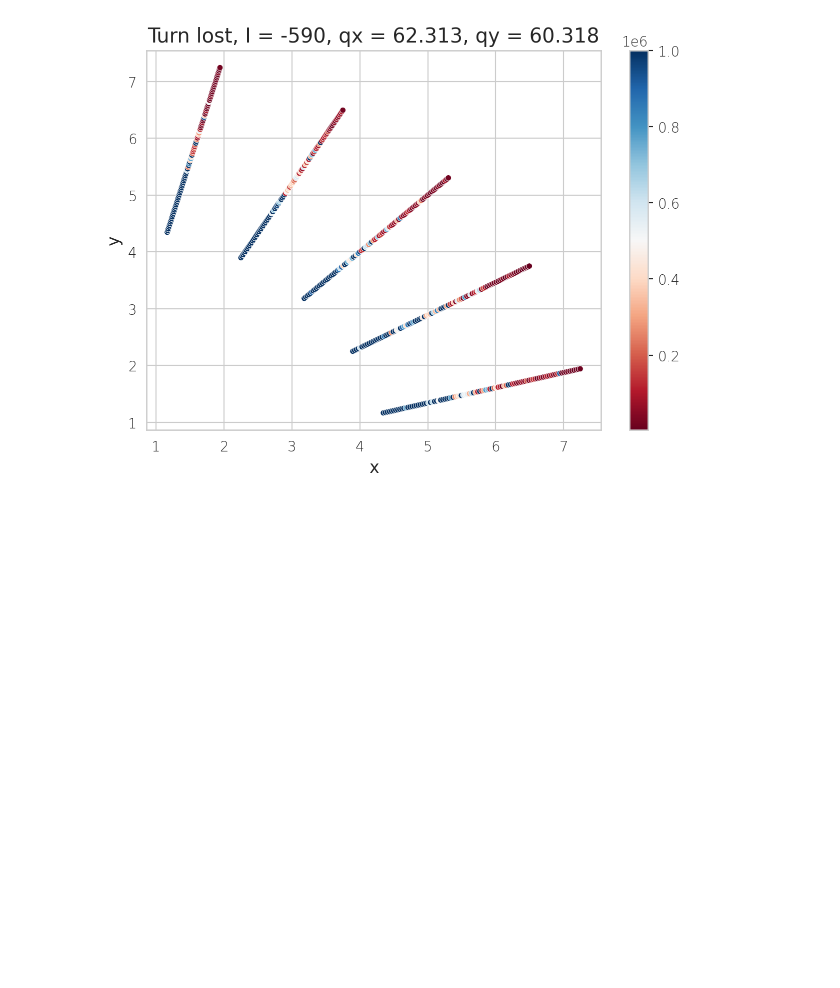
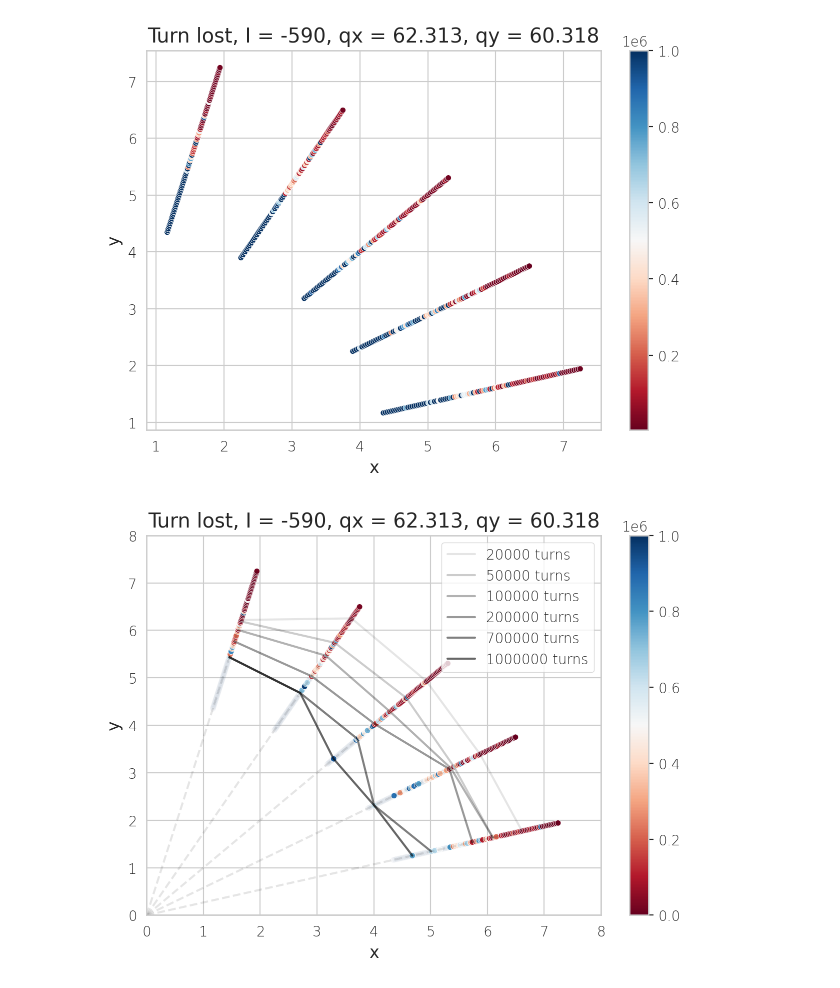
Before and after one commit to ColasDroin/DA_study_boilerplate, a Jupyter notebook: master_study/analysis/tune_scan/tune_scan_30cm_neg_oct_correct_scheme.ipynb, the cells around one changed output. Drawn from its saved outputs; the diff is of its cells as text; code cells hidden in the pictures; blank space fills up the shorter version.

Commit message:
Update plot front

```diff
--- a/master_study/analysis/tune_scan/tune_scan_30cm_neg_oct_correct_scheme.ipynb
+++ b/master_study/analysis/tune_scan/tune_scan_30cm_neg_oct_correct_scheme.ipynb
@@ -141,7 +141,7 @@ df
 112035 rows × 46 columns
 # %%
 df = df[(df['qx']==62.313) & (df['qy']==60.318)]
-df = df[['normalized amplitude in xy-plane', 'angle in xy-plane [deg]', 'at_turn']]
+df = df[['normalized amplitude in xy-plane', 'angle in xy-plane [deg]', 'at_turn', 'state']]
 x_coor = df['normalized amplitude in xy-plane'] * np.cos(df['angle in xy-plane [deg]']/360*2*np.pi)
 y_coor = df['normalized amplitude in xy-plane'] * np.sin(df['angle in xy-plane [deg]']/360*2*np.pi)
 # %%
@@ -167,0 +192,46 @@ plt.show()
+# %%
+
+# Scatter plot of x_coor vs y_coor with points colored by at_turn
+sns.set_style("whitegrid")
+ax = sns.scatterplot(x=x_coor, y=y_coor, hue=df['at_turn'], palette="RdBu", legend= False, size = 0.5, alpha = 0.04)
+
+# Add lost points
+x_coor_lost = df_loss['normalized amplitude in xy-plane'] * np.cos(df_loss['angle in xy-plane [deg]']/360*2*np.pi)
+y_coor_lost = df_loss['normalized amplitude in xy-plane'] * np.sin(df_loss['angle in xy-plane [deg]']/360*2*np.pi)
+ax = sns.scatterplot(x=x_coor, y=y_coor, hue=df_loss['at_turn'], palette="RdBu", legend= False, size = 0.5)
+
+
+plt.title('Turn lost, I = -590, qx = 62.313, qy = 60.318')
+plt.xlabel('x')
+plt.ylabel('y')
+
+# Superimpose loss at different number of turns
+for i, (result_df, n_turns) in enumerate(zip(l_df, l_n_turns)):
+    x_coor_front = result_df['x_coordinate']
+    y_coor_front  = result_df['y_coordinate']
+    ax.plot(x_coor_front , y_coor_front , label=f'{n_turns} turns',  color="black", alpha = (i+1)/(len(l_n_turns)+4))
+    # Add a text above the line to indicate number of turns
+    # ax.text(x_coor_front.iloc[-1] + 0.1, y_coor_front.iloc[-1]+ 0.1, f'{n_turns} turns', fontsize=8, color="black")
+
+
+# Add 5 lines corresponding to the 5 angles
+for angle in np.linspace(0, np.pi/2, 7, endpoint = True)[1:-1]:
+    ax.plot([0, 7.5*np.cos(angle)], [0, 7.5*np.sin(angle)], color = 'black', linestyle = '--', alpha = 0.1)
+
+plt.legend(loc = 'upper right')
+
+plt.xlim(0, 8)
+plt.ylim(0, 8)
+
+# colorbar
+norm = plt.Normalize(0, 1e6)
+sm = plt.cm.ScalarMappable(cmap="RdBu", norm=norm)
+sm.set_array([])
+# Remove the legend and add a colorbar
+#ax.get_legend().remove()
+ax.figure.colorbar(sm, ax = ax)
+plt.tight_layout()
+plt.savefig("plots/turn_lost_neg_oct_qx_62.313_qy_60.318.png")
+plt.show()
+# %% [output]
+[figure, added]
```
Also changed, not shown: parts of 2 cells of this notebook, 2 other files.
